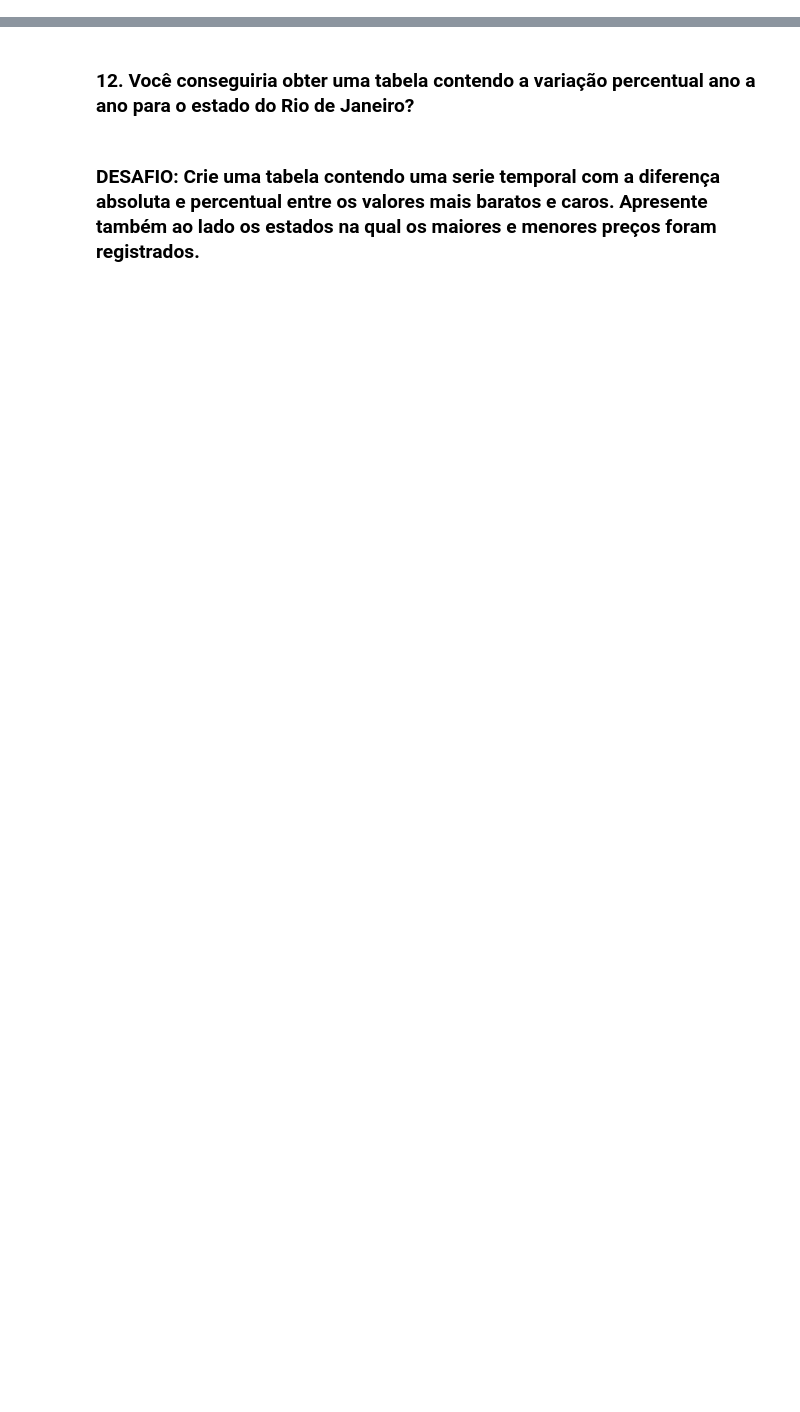
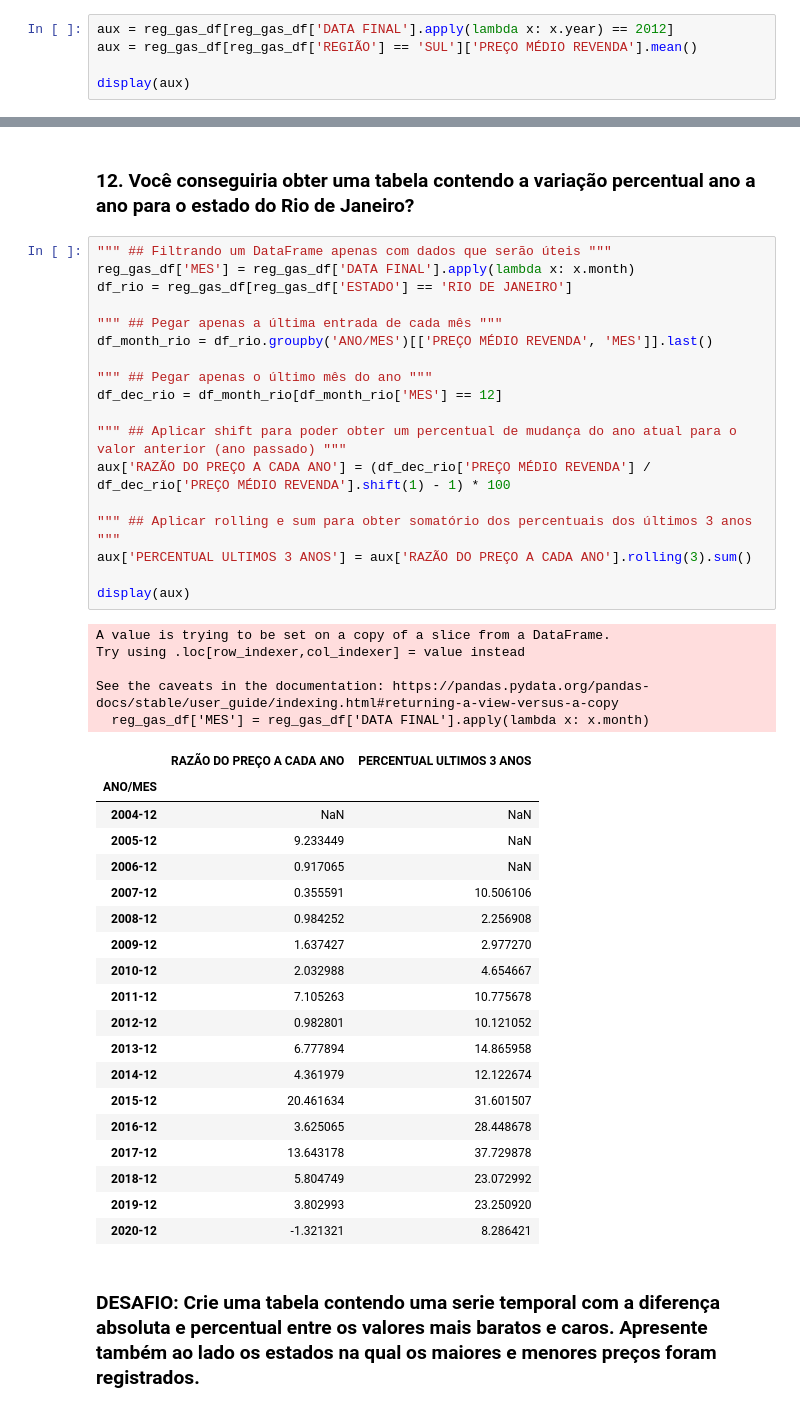
Before and after one commit to BLuiz/a-iiot_dash-course, a Jupyter notebook: Asimov/02_Analisando Dados com Pandas & SQL/Exe/03_SQL e Pandas/exercicios-pandas.ipynb, the cells around one changed output, grey strips where cells are left out. Saved outputs shown, nothing was run; the diff lists cells and outputs as text; blank space fills up the shorter version.

```diff
--- a/Asimov/02_Analisando Dados com Pandas & SQL/Exe/03_SQL e Pandas/exercicios-pandas.ipynb
+++ b/Asimov/02_Analisando Dados com Pandas & SQL/Exe/03_SQL e Pandas/exercicios-pandas.ipynb
@@ -44,2 +198,7 @@ display(aux)
 # %% [markdown]
 ### 11. Qual a média de preço dos estados da região sul em 2012?
+# %%
+aux = reg_gas_df[reg_gas_df['DATA FINAL'].apply(lambda x: x.year) == 2012]
+aux = reg_gas_df[reg_gas_df['REGIÃO'] == 'SUL']['PREÇO MÉDIO REVENDA'].mean()
+
+display(aux)
@@ -46,4 +207,47 @@ display(aux)
 # %% [markdown]
 ### 12. Você conseguiria obter uma tabela contendo a variação percentual ano a ano para o estado do Rio de Janeiro?
+# %%
+""" ## Filtrando um DataFrame apenas com dados que serão úteis """
+reg_gas_df['MES'] = reg_gas_df['DATA FINAL'].apply(lambda x: x.month)
+df_rio = reg_gas_df[reg_gas_df['ESTADO'] == 'RIO DE JANEIRO']
+
+""" ## Pegar apenas a última entrada de cada mês """
+df_month_rio = df_rio.groupby('ANO/MES')[['PREÇO MÉDIO REVENDA', 'MES']].last()
+
+""" ## Pegar apenas o último mês do ano """
+df_dec_rio = df_month_rio[df_month_rio['MES'] == 12]
+
+""" ## Aplicar shift para poder obter um percentual de mudança do ano atual para o valor anterior (ano passado) """
+aux['RAZÃO DO PREÇO A CADA ANO'] = (df_dec_rio['PREÇO MÉDIO REVENDA'] / df_dec_rio['PREÇO MÉDIO REVENDA'].shift(1) - 1) * 100
+
+""" ## Aplicar rolling e sum para obter somatório dos percentuais dos últimos 3 anos """
+aux['PERCENTUAL ULTIMOS 3 ANOS'] = aux['RAZÃO DO PREÇO A CADA ANO'].rolling(3).sum()
+
+display(aux)
+# %% [output]
+A value is trying to be set on a copy of a slice from a DataFrame.
+Try using .loc[row_indexer,col_indexer] = value instead
+
+See the caveats in the documentation: https://pandas.pydata.org/pandas-docs/stable/user_guide/indexing.html#returning-a-view-versus-a-copy
+  reg_gas_df['MES'] = reg_gas_df['DATA FINAL'].apply(lambda x: x.month)
+|  | RAZÃO DO PREÇO A CADA ANO | PERCENTUAL ULTIMOS 3 ANOS |
+| ANO/MES |  |  |
+| 2004-12 | NaN | NaN |
+| 2005-12 | 9.233449 | NaN |
+| 2006-12 | 0.917065 | NaN |
+| 2007-12 | 0.355591 | 10.506106 |
+| 2008-12 | 0.984252 | 2.256908 |
+| 2009-12 | 1.637427 | 2.977270 |
+| 2010-12 | 2.032988 | 4.654667 |
+| 2011-12 | 7.105263 | 10.775678 |
+| 2012-12 | 0.982801 | 10.121052 |
+| 2013-12 | 6.777894 | 14.865958 |
+| 2014-12 | 4.361979 | 12.122674 |
+| 2015-12 | 20.461634 | 31.601507 |
+| 2016-12 | 3.625065 | 28.448678 |
+| 2017-12 | 13.643178 | 37.729878 |
+| 2018-12 | 5.804749 | 23.072992 |
+| 2019-12 | 3.802993 | 23.250920 |
+| 2020-12 | -1.321321 | 8.286421 |
 # %% [markdown]
 ### DESAFIO: Crie uma tabela contendo uma serie temporal com a diferença absoluta e percentual entre os valores mais baratos e caros. Apresente também ao lado os estados na qual os maiores e menores preços foram registrados.
```
Also changed, not shown: parts of 18 cells of this notebook, 1 other file.
